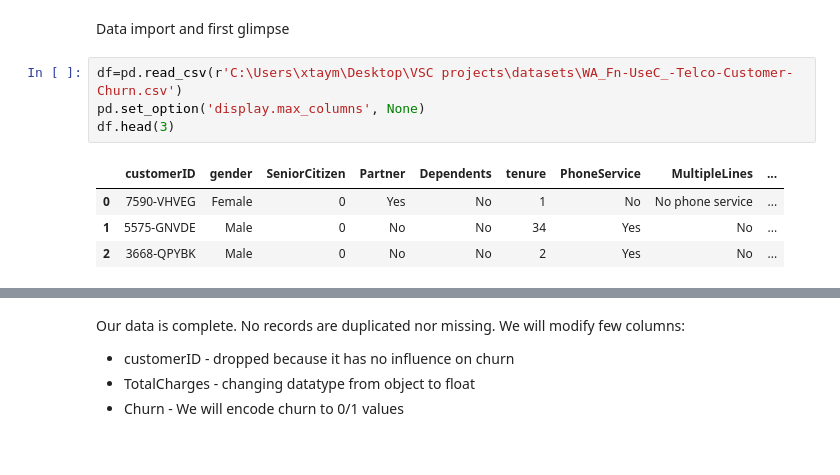
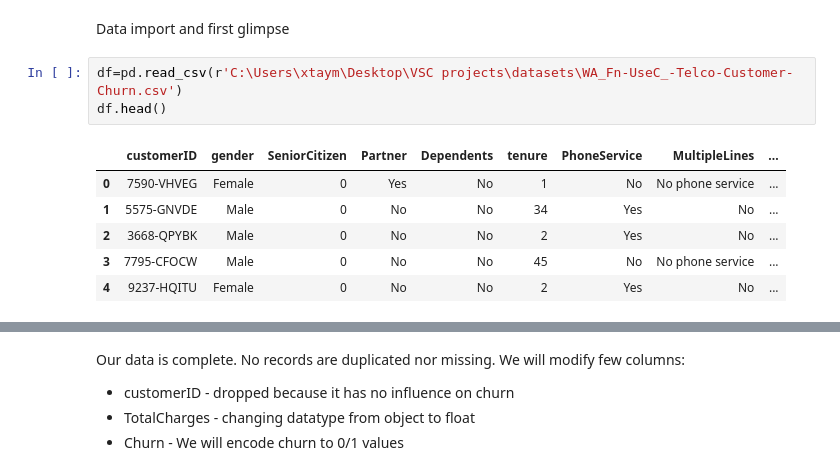
Before and after one commit to GrzegKrajewski/Churn_Pred_XGB_LR_RF, a Jupyter notebook: Code.ipynb, the cells around one changed output, grey strips where cells are left out. Saved outputs shown, nothing was run; the diff lists cells and outputs as text.

```diff
--- a/Code.ipynb
+++ b/Code.ipynb
@@ -48,10 +61,11 @@ warnings.filterwarnings("ignore")
 Data import and first glimpse
 # %%
 df=pd.read_csv(r'C:\Users\xtaym\Desktop\VSC projects\datasets\WA_Fn-UseC_-Telco-Customer-Churn.csv')
-pd.set_option('display.max_columns', None)
-df.head(3)
+df.head()
 # %% [output]
 |  | customerID | gender | SeniorCitizen | Partner | Dependents | tenure | PhoneService | MultipleLines | ... |
 | 0 | 7590-VHVEG | Female | 0 | Yes | No | 1 | No | No phone service | ... |
 | 1 | 5575-GNVDE | Male | 0 | No | No | 34 | Yes | No | ... |
 | 2 | 3668-QPYBK | Male | 0 | No | No | 2 | Yes | No | ... |
+| 3 | 7795-CFOCW | Male | 0 | No | No | 45 | No | No phone service | ... |
+| 4 | 9237-HQITU | Female | 0 | No | No | 2 | Yes | No | ... |
```
Also changed, not shown: parts of 69 cells of this notebook.
